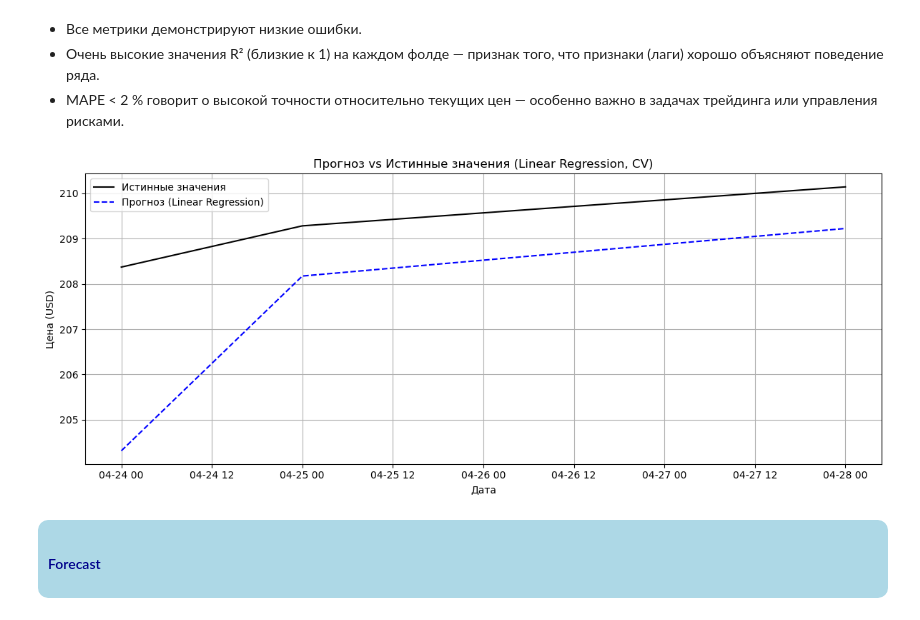
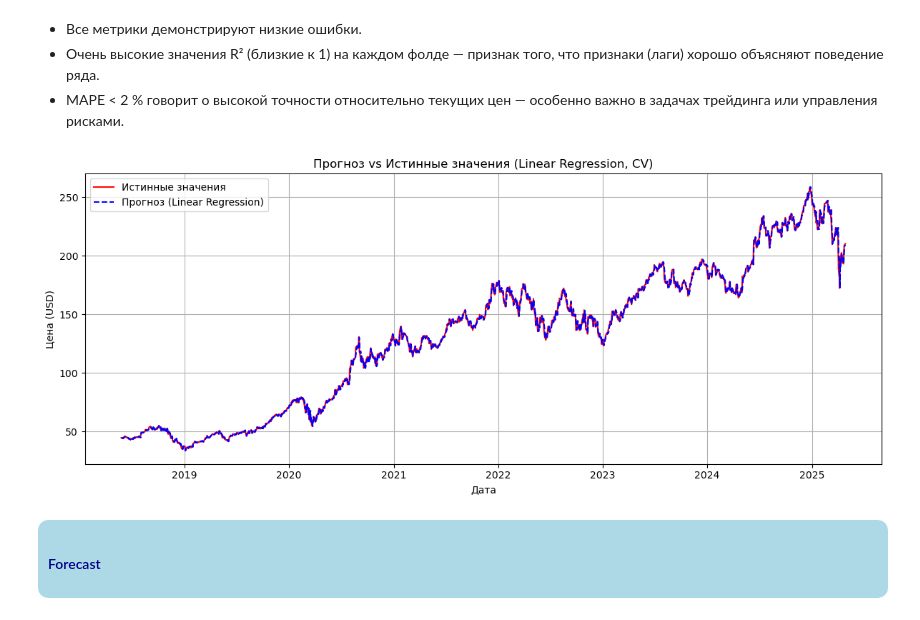
Before and after one commit to Anetta314159/ds_lessons, a Jupyter notebook: module_9/Task1.ipynb, the cells around one changed output. Cells and saved outputs as stored; diff of their text form; code cells hidden in the pictures.

```diff
--- a/module_9/Task1.ipynb
+++ b/module_9/Task1.ipynb
@@ -344,6 +344,9 @@ r2_scores = []
 y_true_all = pd.Series(dtype=float)
 y_pred_all = pd.Series(dtype=float)
 # %%
+y_true_all = pd.Series(dtype=float)
+y_pred_all = pd.Series(dtype=float)
+
 for fold, (train_idx, test_idx) in enumerate(tscv.split(X)):
     X_train, X_test = X.iloc[train_idx], X.iloc[test_idx]
     y_train, y_test = y.iloc[train_idx], y.iloc[test_idx]
@@ -352,8 +355,11 @@ for fold, (train_idx, test_idx) in enumerate(tscv.split(X)):
     model.fit(X_train, y_train)
     y_pred = model.predict(X_test)
 
+    # Сохраняем предсказания с правильным индексом
+    y_pred_all = pd.concat([y_pred_all, pd.Series(y_pred, index=y_test.index)])
+    y_true_all = pd.concat([y_true_all, y_test])
 
-    # Метрики
+    # Метрики (оставим как есть)
     rmse = np.sqrt(mean_squared_error(y_test, y_pred))
     mae = mean_absolute_error(y_test, y_pred)
     mape = np.mean(np.abs((y_test - y_pred) / y_test)) * 100
@@ -388,17 +398,17 @@ pd.DataFrame({
  - MAPE < 2 % говорит о высокой точности относительно текущих цен — особенно важно в задачах трейдинга или управления рисками.
 # %%
 plt.figure(figsize=(12, 5))
-plt.plot(y_true_all.index, y_true_all, label='Истинные значения', color='black')
+plt.plot(y_true_all.index, y_true_all, label='Истинные значения', color='red')
 plt.plot(y_pred_all.index, y_pred_all, label='Прогноз (Linear Regression)', linestyle='--', color='blue')
 plt.title('Прогноз vs Истинные значения (Linear Regression, CV)')
 plt.xlabel('Дата')
 plt.ylabel('Цена (USD)')
 plt.legend()
 plt.grid(True)
 plt.tight_layout()
 plt.show()
 # %% [output]
-[figure, old version]
+[figure, new version]
 # %% [markdown]
 <div style='background-color: lightblue; padding: 10px; border-radius: 10px;'>
     <h4 style='color: darkblue;'> Forecast</h4>
```
Also changed, not shown: parts of 16 cells of this notebook.
